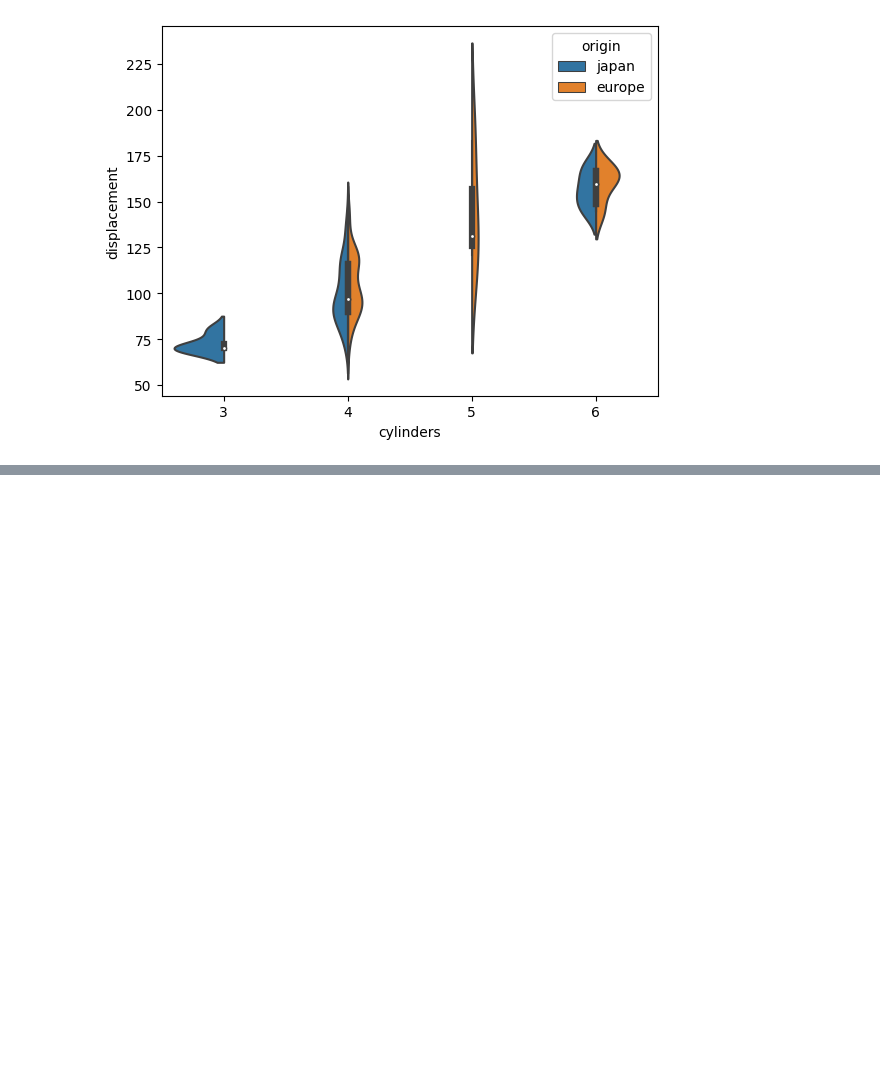
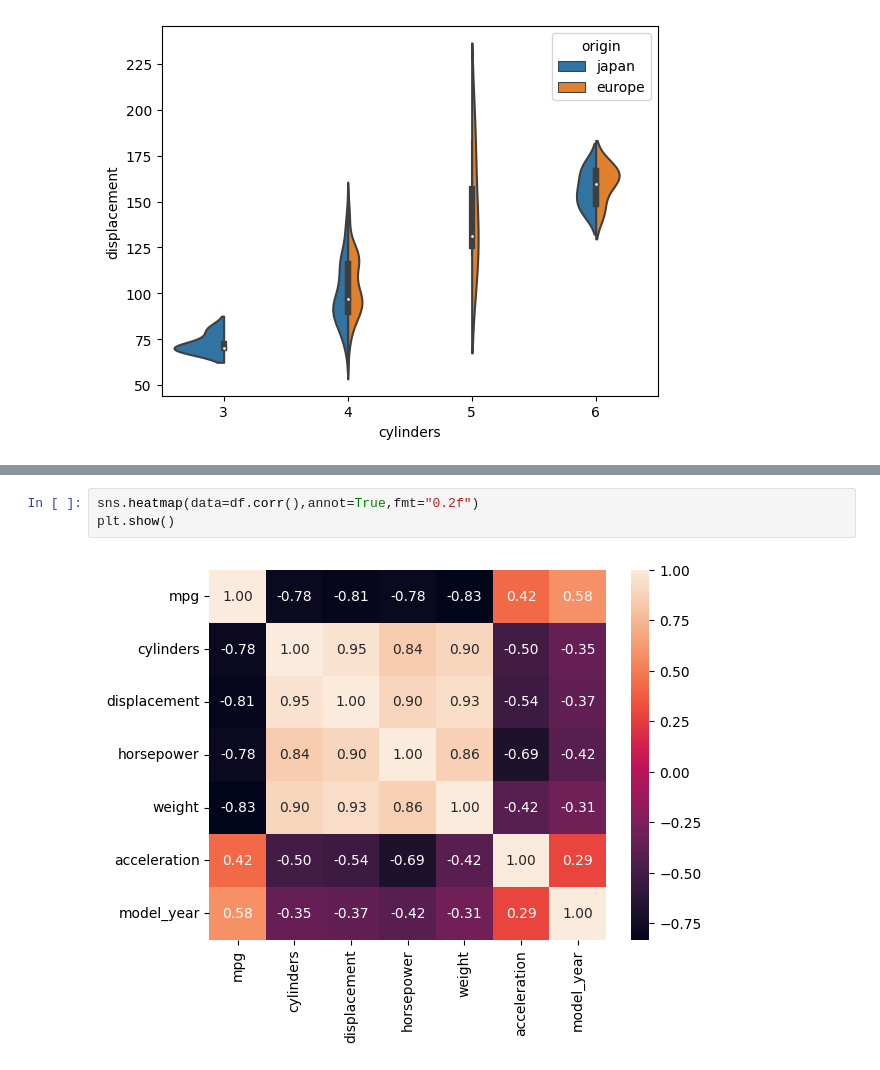
Before and after one commit to sayol/Violin-Plot, a Jupyter notebook: Violin Plot.ipynb, the cells around one changed output, grey strips where cells are left out. Drawn from its saved outputs; the diff is of its cells as text; blank space fills up the shorter version.

```diff
--- a/Violin Plot.ipynb
+++ b/Violin Plot.ipynb
@@ -139,0 +157,5 @@ plt.show()
+# %%
+sns.heatmap(data=df.corr(),annot=True,fmt="0.2f")
+plt.show()
+# %% [output]
+[figure, added]
```
Also changed, not shown: parts of 4 cells of this notebook.
